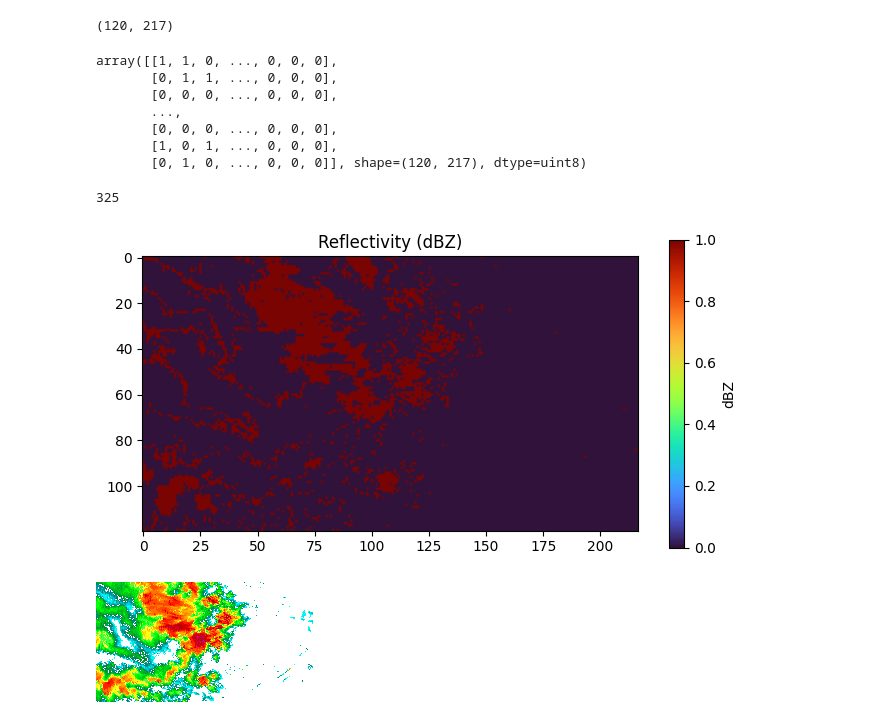
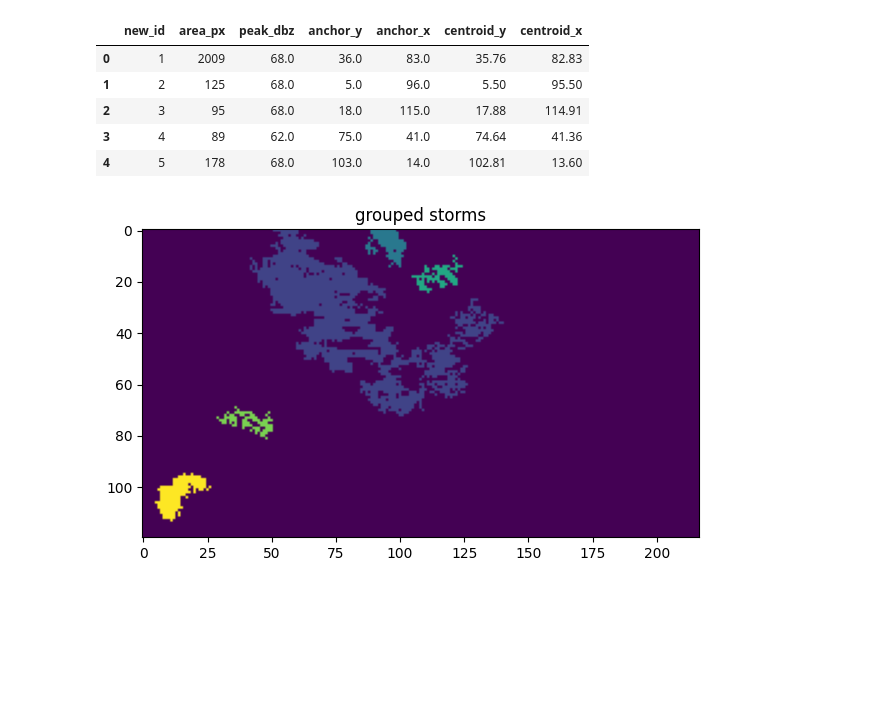
Before and after one commit to ShayneTan03/weather_app, a Jupyter notebook: backend/radar_image_processor/image_processor.ipynb, the cells around one changed output. Cells and saved outputs as stored; diff of their text form; code cells hidden in the pictures; blank space fills up the shorter version.

Commit message:
finanlised radar image processor, created module for downstream usage, still adding comments and docstrings for logic

```diff
--- a/backend/radar_image_processor/image_processor.ipynb
+++ b/backend/radar_image_processor/image_processor.ipynb
@@ -176,34 +198,37 @@ array([[62, 62, 46, ...,  0,  0,  0],
-# %%
-storm_test = binary_storm_mask(test, 50)
-
-print(storm_test.shape)
-storm_test
-# %% [output]
-(120, 217)
-array([[1, 1, 0, ..., 0, 0, 0],
-       [0, 1, 1, ..., 0, 0, 0],
-       [0, 0, 0, ..., 0, 0, 0],
-       ...,
-       [0, 0, 0, ..., 0, 0, 0],
-       [1, 0, 1, ..., 0, 0, 0],
-       [0, 1, 0, ..., 0, 0, 0]], shape=(120, 217), dtype=uint8)
-# %%
-labels, num_storms = label(storm_test, structure=np.ones((3,3)))
-
-view = pd.DataFrame(labels)
-view
-num_storms
-# %% [output]
-325
+# %%
+def image_to_possible_storm(
+    data
+    ,dbz_threshold
+    ,min_area_threshold
+) :
+
+    image_buffer = BytesIO(data)
+    img = Image.open(image_buffer)
+
+    # convert from image bytedata -> RGB channel data -> map RGB values by distance to dBz
+    dbz_per_pixel = rgb_to_dbz(img)
+
+    # filter on a fixed threshold
+    dbz_above_threshold = binary_storm_mask(dbz_per_pixel,dbz_threshold)
+
+    # from binary storm mask , identify connected components and filter again on minimum storm area
+    possible_storm_grid , possible_storm_df = filter_by_area(dbz_above_threshold,dbz_per_pixel,min_area_threshold)
+
+    return possible_storm_grid, possible_storm_df
+# %%
+a,b = image_to_possible_storm(data,50,80)
+b
+# %% [output]
+|  | new_id | area_px | peak_dbz | anchor_y | anchor_x | centroid_y | centroid_x |
+| 0 | 1 | 2009 | 68.0 | 36.0 | 83.0 | 35.76 | 82.83 |
+| 1 | 2 | 125 | 68.0 | 5.0 | 96.0 | 5.50 | 95.50 |
+| 2 | 3 | 95 | 68.0 | 18.0 | 115.0 | 17.88 | 114.91 |
+| 3 | 4 | 89 | 62.0 | 75.0 | 41.0 | 74.64 | 41.36 |
+| 4 | 5 | 178 | 68.0 | 103.0 | 14.0 | 102.81 | 13.60 |
 # %%
-plt.figure(figsize=(8,4))                # control window size
-plt.imshow(storm_test, cmap="turbo")       # use colourful radar-style map
-plt.title("Reflectivity (dBZ)")
-plt.colorbar(label="dBZ")
+plt.figure(figsize=(8,4))
+plt.imshow(a)
+plt.title("grouped storms")
 plt.show()
 # %% [output]
-[figure, old version]
+[figure, new version]
-# %%
-display(img)
-# %% [output]
-[figure, removed]
```
Also changed, not shown: parts of 8 cells of this notebook, 1 other file.
